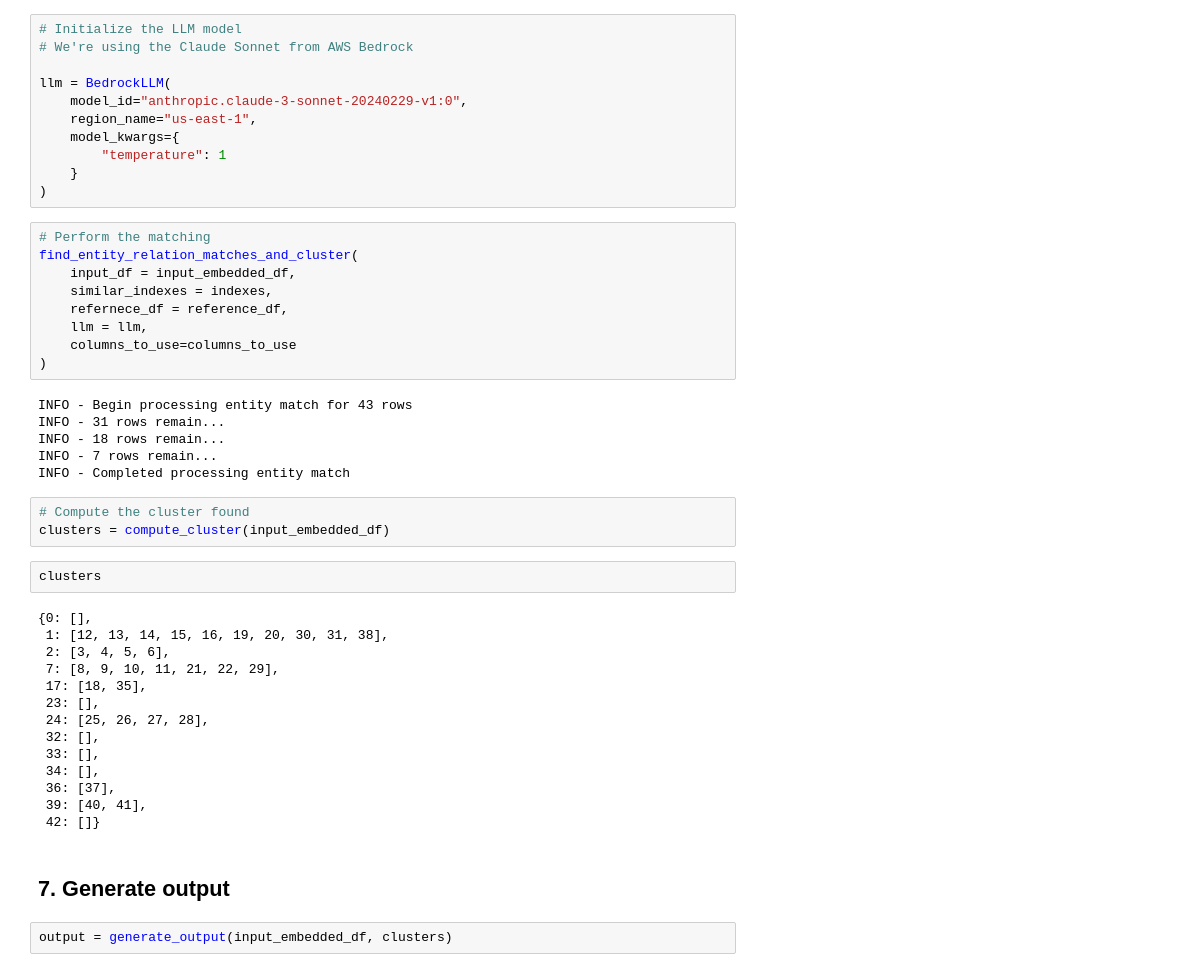
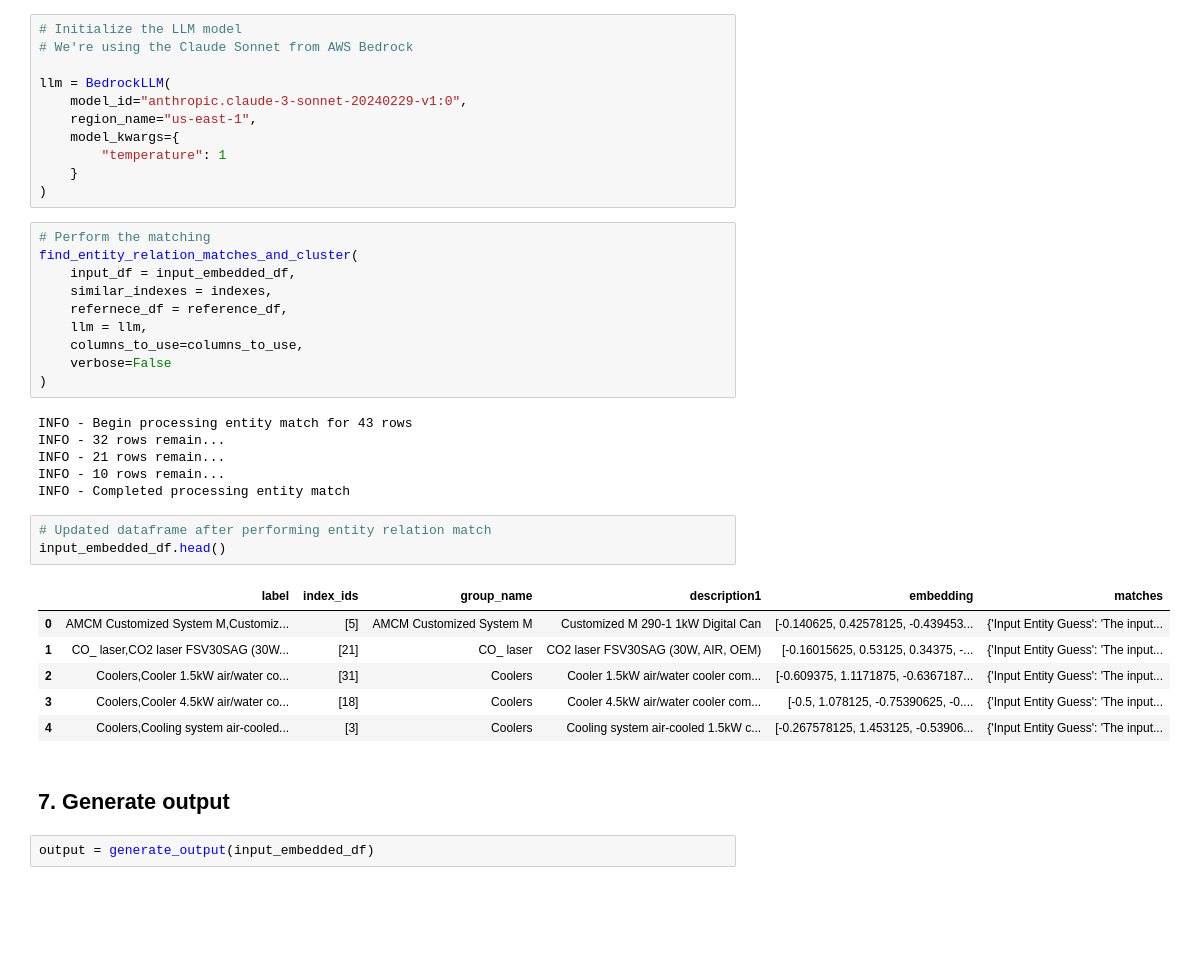
Before and after one commit to esg-flo/cocoon, a Jupyter notebook: demo/end_to_end_demo.ipynb, the cells around one changed output. Saved outputs shown, nothing was run; the diff lists cells and outputs as text; blank space fills up the shorter version.

```diff
--- a/demo/end_to_end_demo.ipynb
+++ b/demo/end_to_end_demo.ipynb
@@ -170,37 +169,29 @@ find_entity_relation_matches_and_cluster(
     similar_indexes = indexes,
     refernece_df = reference_df,
     llm = llm,
-    columns_to_use=columns_to_use
+    columns_to_use=columns_to_use,
+    verbose=False
 )
 # %% [output]
 INFO - Begin processing entity match for 43 rows
-INFO - 31 rows remain...
-INFO - 18 rows remain...
-INFO - 7 rows remain...
+INFO - 32 rows remain...
+INFO - 21 rows remain...
+INFO - 10 rows remain...
 INFO - Completed processing entity match
-# %%
-# Compute the cluster found
-clusters = compute_cluster(input_embedded_df)
-# %%
-clusters
-# %% [output]
-{0: [],
- 1: [12, 13, 14, 15, 16, 19, 20, 30, 31, 38],
- 2: [3, 4, 5, 6],
- 7: [8, 9, 10, 11, 21, 22, 29],
- 17: [18, 35],
- 23: [],
- 24: [25, 26, 27, 28],
- 32: [],
- 33: [],
- 34: [],
- 36: [37],
- 39: [40, 41],
- 42: []}
+# %%
+# Updated dataframe after performing entity relation match
+input_embedded_df.head()
+# %% [output]
+|  | label | index_ids | group_name | description1 | embedding | matches |
+| 0 | AMCM Customized System M,Customiz... | [5] | AMCM Customized System M | Customized M 290-1 1kW Digital Can | [-0.140625, 0.42578125, -0.439453... | {'Input Entity Guess': 'The input... |
+| 1 | CO_ laser,CO2 laser FSV30SAG (30W... | [21] | CO_ laser | CO2 laser FSV30SAG (30W, AIR, OEM) | [-0.16015625, 0.53125, 0.34375, -... | {'Input Entity Guess': 'The input... |
+| 2 | Coolers,Cooler 1.5kW air/water co... | [31] | Coolers | Cooler 1.5kW air/water cooler com... | [-0.609375, 1.1171875, -0.6367187... | {'Input Entity Guess': 'The input... |
+| 3 | Coolers,Cooler 4.5kW air/water co... | [18] | Coolers | Cooler 4.5kW air/water cooler com... | [-0.5, 1.078125, -0.75390625, -0.... | {'Input Entity Guess': 'The input... |
+| 4 | Coolers,Cooling system air-cooled... | [3] | Coolers | Cooling system air-cooled 1.5kW c... | [-0.267578125, 1.453125, -0.53906... | {'Input Entity Guess': 'The input... |
 # %% [markdown]
 ## 7. Generate output
 # %%
-output = generate_output(input_embedded_df, clusters)
+output = generate_output(input_embedded_df)
 # %%
 pprint(output)
 # %% [output]
```
Also changed, not shown: parts of 4 cells of this notebook, 4 other files.
